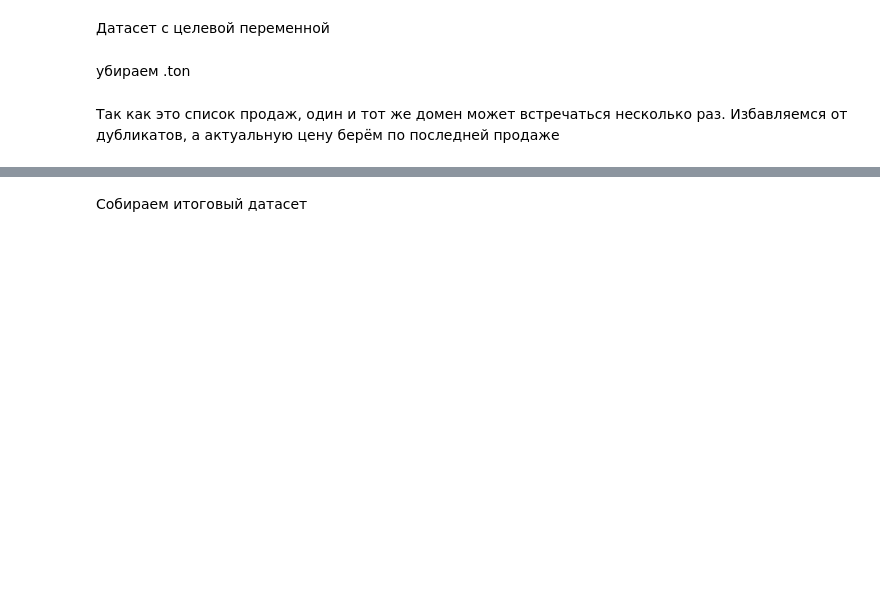
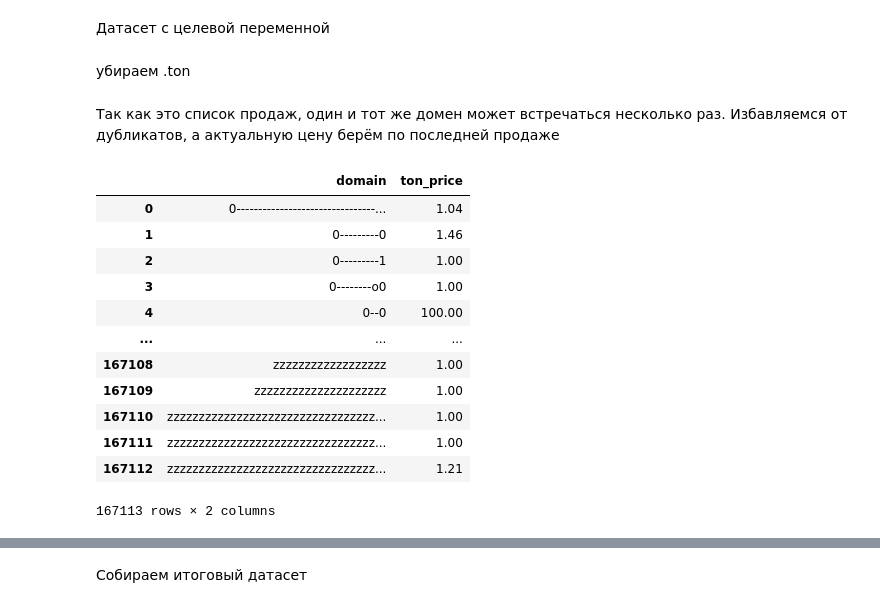
Before and after one commit to gordyay/hse-smadimo-gp, a Jupyter notebook: GP_2/notebooks/dataset.ipynb, the cells around one changed output, grey strips where cells are left out. Saved outputs shown, nothing was run; the diff lists cells and outputs as text; code cells hidden in the pictures; blank space fills up the shorter version.

```diff
--- a/GP_2/notebooks/dataset.ipynb
+++ b/GP_2/notebooks/dataset.ipynb
@@ -21,5 +21,20 @@ ton_domens['domain_name']=ton_domens['domain_name'].map(lambda x: x.split('.')[0
 # %%
 ton_domens['tx_time'] = pd.to_datetime(ton_domens['tx_time'], unit='s')
 ton_domens.sort_values(by='tx_time', inplace=True)
 ton_domens = ton_domens.groupby(by='domain_name', as_index=False).agg(ton_price=('price_ton', 'last'))
 ton_domens = ton_domens.rename(columns={'domain_name': 'domain'})
+ton_domens
+# %% [output]
+|  | domain | ton_price |
+| 0 | 0--------------------------------... | 1.04 |
+| 1 | 0---------0 | 1.46 |
+| 2 | 0---------1 | 1.00 |
+| 3 | 0--------o0 | 1.00 |
+| 4 | 0--0 | 100.00 |
+| ... | ... | ... |
+| 167108 | zzzzzzzzzzzzzzzzzz | 1.00 |
+| 167109 | zzzzzzzzzzzzzzzzzzzzz | 1.00 |
+| 167110 | zzzzzzzzzzzzzzzzzzzzzzzzzzzzzzzzz... | 1.00 |
+| 167111 | zzzzzzzzzzzzzzzzzzzzzzzzzzzzzzzzz... | 1.00 |
+| 167112 | zzzzzzzzzzzzzzzzzzzzzzzzzzzzzzzzz... | 1.21 |
+167113 rows × 2 columns
```
Also changed, not shown: parts of 8 cells of this notebook, 7 other files.
